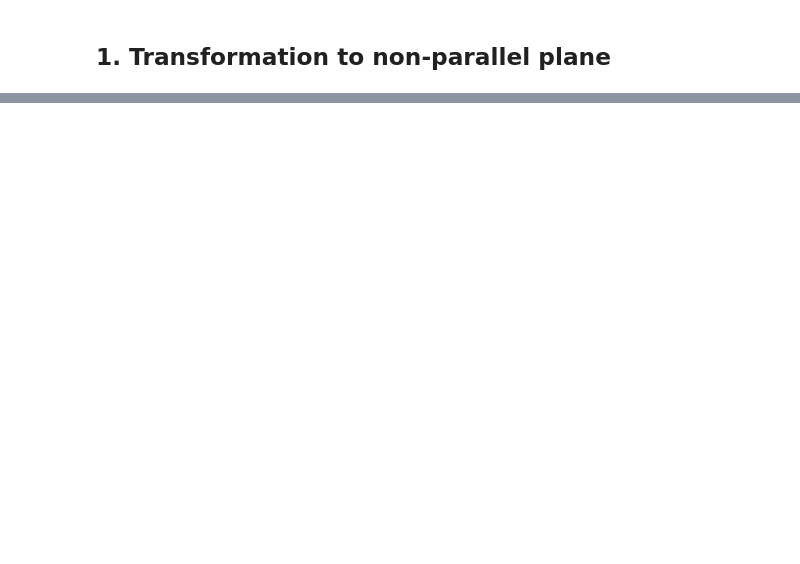
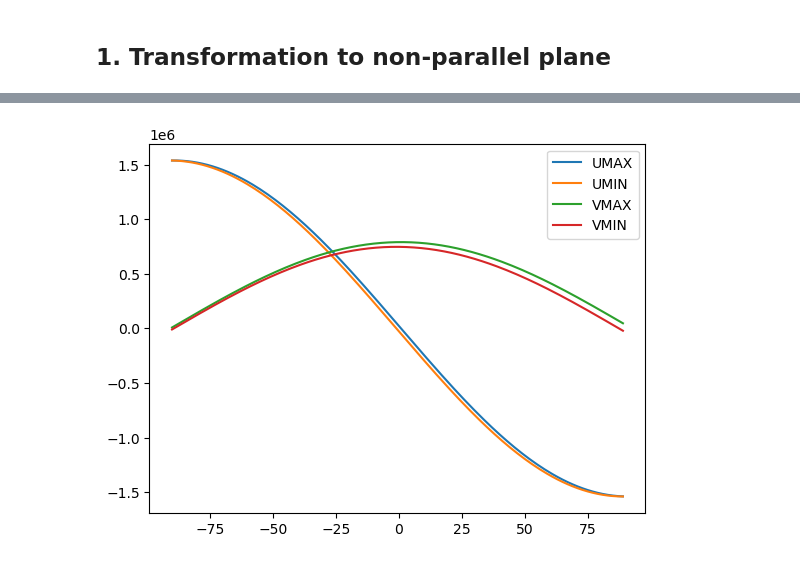
Before and after one commit to Muhammad-Kazim/wave_prop_package, a Jupyter notebook: examples/v2_propagation_angled_plane.ipynb, the cells around one changed output, grey strips where cells are left out. Drawn from its saved outputs; the diff is of its cells as text; code cells hidden in the pictures; blank space fills up the shorter version.

```diff
--- a/examples/v2_propagation_angled_plane.ipynb
+++ b/examples/v2_propagation_angled_plane.ipynb
@@ -468,0 +594,80 @@ plt.show()
+# %%
+arr_umax = []
+arr_umin = []
+arr_vmax = []
+arr_vmin = []
+
+arr_dif_umax = []
+arr_dif_umin = []
+arr_dif_vmax = []
+arr_dif_vmin = []
+
+for i in range(-90, 90):
+        wl = 650*1e-9
+        rot_x = 30*np.pi/180 # degrees
+        rot_y = i*1*np.pi/180 # degrees
+
+        T_inv_x = np.array([[1, 0, 0],
+                        [0, np.cos(rot_x), -1*np.sin(rot_x)],
+                        [0, np.sin(rot_x), np.cos(rot_x)]], dtype=np.float64)
+
+        T_inv_y = np.array([[np.cos(rot_y), 0, np.sin(rot_y)],
+                        [0, 1, 0],
+                        [-1*np.sin(rot_y), 0, np.cos(rot_y)]], dtype=np.float64)
+
+        T_inv = np.matmul(T_inv_x, T_inv_y)
+
+        u_hat = v_hat = np.fft.fftshift(np.fft.fftfreq(256, 0.02e-3))
+        U_hat, V_hat = np.meshgrid(u_hat, v_hat, indexing='ij')
+
+        u_max = v_max = 1/(2*20e-6)
+        w_max = np.sqrt(1/(wl**2) - u_max**2 - v_max**2)
+        UVW_max = np.matmul(np.matmul(T_inv_x.transpose(), T_inv_y.transpose()), np.array([u_max, v_max, w_max]).reshape(3, 1))
+        UVW_min = np.matmul(np.matmul(T_inv_x.transpose(), T_inv_y.transpose()), np.array([-1*u_max, -1*v_max, w_max]).reshape(3, 1))
+
+        # print(u_max, v_max, w_max)
+        # print(*UVW_max)
+        # print(*UVW_min)
+
+        arr_umax.append(UVW_max[0])
+        arr_umin.append(UVW_min[0])
+        arr_vmax.append(UVW_max[1])
+        arr_vmin.append(UVW_min[1])
+
+        u_hat = np.fft.fftshift(np.fft.fftfreq(256, 0.02e-3))
+        v_hat = np.fft.fftshift(np.fft.fftfreq(256, 0.02e-3))
+        # int(256*(UVW_max[0]-UVW_min[0])/(2*u_max))
+        U_hat, V_hat = np.meshgrid(u_hat, v_hat, indexing='ij')
+        W_hat = np.sqrt(1/((wl)**2) - U_hat**2 - V_hat**2)
+
+        UVW_shift = np.matmul(np.matmul(T_inv_x.transpose(), T_inv_y.transpose()), np.array([0, 0, 1/wl]).reshape(3, 1))
+
+
+        # print(UVW_shift[0], UVW_shift[1])
+        # print(np.abs(UVW_max[0]-UVW_shift[0]), np.abs(UVW_min[0]-UVW_shift[0]))
+        # print(np.abs(UVW_max[1]-UVW_shift[1]), np.abs(UVW_min[1]-UVW_shift[1]))
+
+        arr_dif_umax.append(np.abs(UVW_max[0]-UVW_shift[0]))
+        arr_dif_umin.append(np.abs(UVW_min[0]-UVW_shift[0]))
+        arr_dif_vmax.append(np.abs(UVW_max[1]-UVW_shift[1]))
+        arr_dif_vmin.append(np.abs(UVW_min[1]-UVW_shift[1]))
+
+plt.plot(range(-90, 90), arr_umax, label='UMAX')
+plt.plot(range(-90, 90), arr_umin, label='UMIN')
+
+plt.plot(range(-90, 90), arr_vmax, label='VMAX')
+plt.plot(range(-90, 90), arr_vmin, label='VMIN')
+
+plt.legend()
+plt.show()
+
+plt.plot(range(-90, 90), arr_dif_umax, label='DUMAX')
+plt.plot(range(-90, 90), arr_dif_umin, label='DUMIN')
+
+plt.plot(range(-90, 90), arr_dif_vmax, label='DVMAX')
+plt.plot(range(-90, 90), arr_dif_vmin, label='DVMIN')
+
+plt.legend()
+plt.show()
+# %% [output]
+[figure, added]
```
Also changed, not shown: parts of 17 cells of this notebook, 1 other file.
